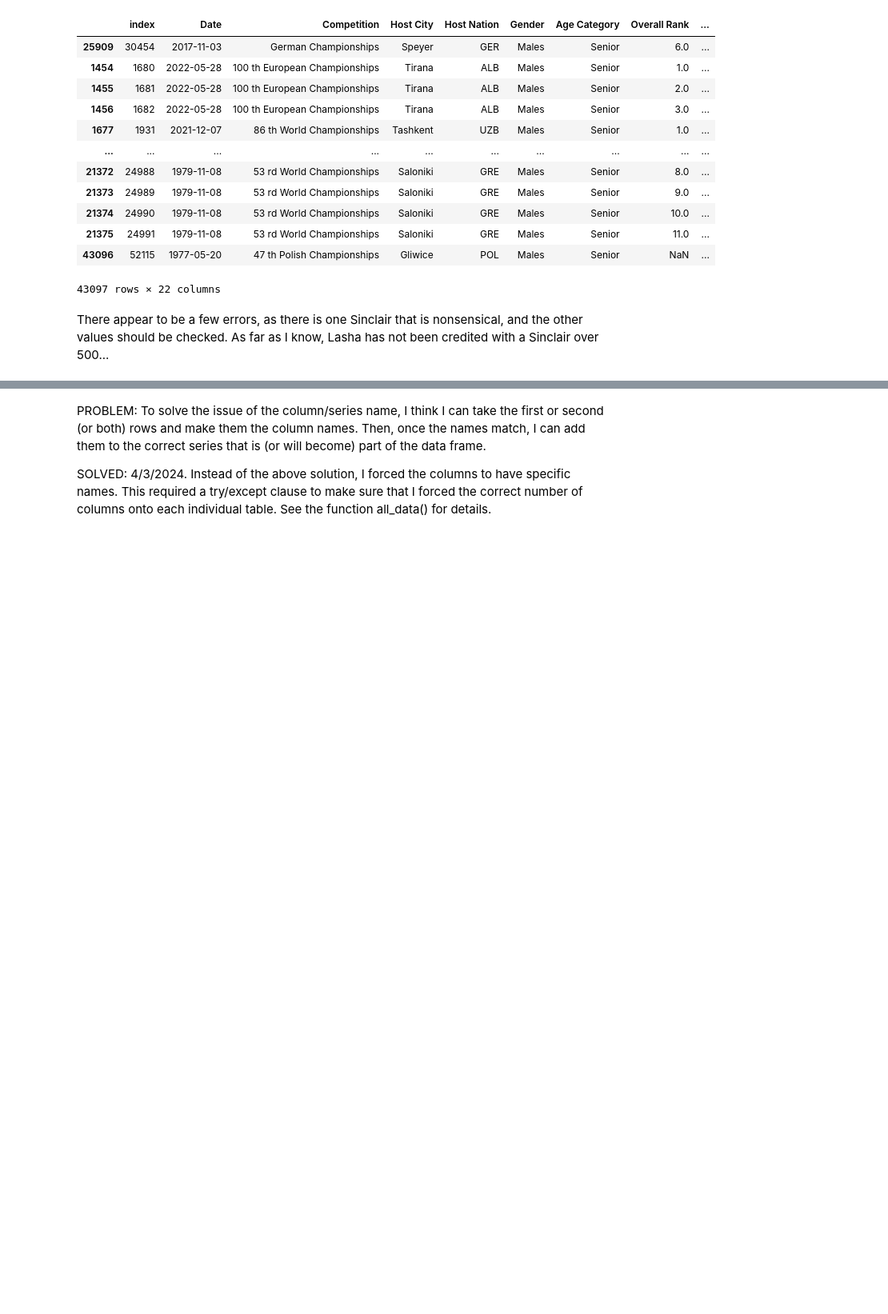
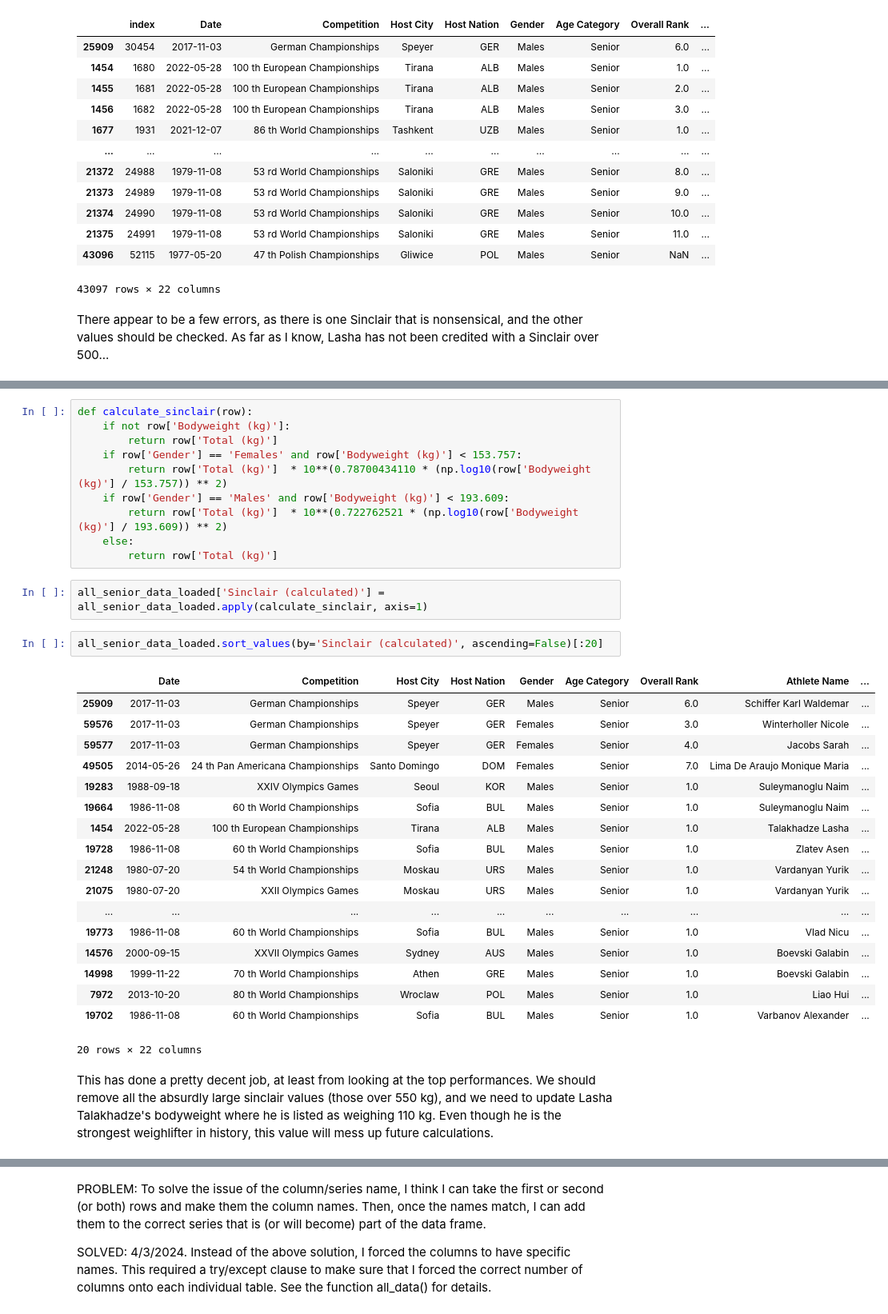
Before and after one commit to aaronjkeeney/Rxpose, a Jupyter notebook: Python_Version Rxpose.ipynb, the cells around one changed output, grey strips where cells are left out. Shown at 80% size. Saved outputs shown, nothing was run; the diff lists cells and outputs as text; blank space fills up the shorter version.

```diff
--- a/Python_Version Rxpose.ipynb
+++ b/Python_Version Rxpose.ipynb
@@ -692,0 +749,35 @@ df_seniors_analysis.sort_values(by = 'Sinclair', ascending = False)
+# %%
+def calculate_sinclair(row):
+    if not row['Bodyweight (kg)']:
+        return row['Total (kg)']
+    if row['Gender'] == 'Females' and row['Bodyweight (kg)'] < 153.757:
+        return row['Total (kg)']  * 10**(0.78700434110 * (np.log10(row['Bodyweight (kg)'] / 153.757)) ** 2)
+    if row['Gender'] == 'Males' and row['Bodyweight (kg)'] < 193.609:
+        return row['Total (kg)']  * 10**(0.722762521 * (np.log10(row['Bodyweight (kg)'] / 193.609)) ** 2)
+    else:
+        return row['Total (kg)']
+# %%
+all_senior_data_loaded['Sinclair (calculated)'] = all_senior_data_loaded.apply(calculate_sinclair, axis=1)
+# %%
+all_senior_data_loaded.sort_values(by='Sinclair (calculated)', ascending=False)[:20]
+# %% [output]
+|  | Date | Competition | Host City | Host Nation | Gender | Age Category | Overall Rank | Athlete Name | ... |
+| 25909 | 2017-11-03 | German Championships | Speyer | GER | Males | Senior | 6.0 | Schiffer Karl Waldemar | ... |
+| 59576 | 2017-11-03 | German Championships | Speyer | GER | Females | Senior | 3.0 | Winterholler Nicole | ... |
+| 59577 | 2017-11-03 | German Championships | Speyer | GER | Females | Senior | 4.0 | Jacobs Sarah | ... |
+| 49505 | 2014-05-26 | 24 th Pan Americana Championships | Santo Domingo | DOM | Females | Senior | 7.0 | Lima De Araujo Monique Maria | ... |
+| 19283 | 1988-09-18 | XXIV Olympics Games | Seoul | KOR | Males | Senior | 1.0 | Suleymanoglu Naim | ... |
+| 19664 | 1986-11-08 | 60 th World Championships | Sofia | BUL | Males | Senior | 1.0 | Suleymanoglu Naim | ... |
+| 1454 | 2022-05-28 | 100 th European Championships | Tirana | ALB | Males | Senior | 1.0 | Talakhadze Lasha | ... |
+| 19728 | 1986-11-08 | 60 th World Championships | Sofia | BUL | Males | Senior | 1.0 | Zlatev Asen | ... |
+| 21248 | 1980-07-20 | 54 th World Championships | Moskau | URS | Males | Senior | 1.0 | Vardanyan Yurik | ... |
+| 21075 | 1980-07-20 | XXII Olympics Games | Moskau | URS | Males | Senior | 1.0 | Vardanyan Yurik | ... |
+| ... | ... | ... | ... | ... | ... | ... | ... | ... | ... |
+| 19773 | 1986-11-08 | 60 th World Championships | Sofia | BUL | Males | Senior | 1.0 | Vlad Nicu | ... |
+| 14576 | 2000-09-15 | XXVII Olympics Games | Sydney | AUS | Males | Senior | 1.0 | Boevski Galabin | ... |
+| 14998 | 1999-11-22 | 70 th World Championships | Athen | GRE | Males | Senior | 1.0 | Boevski Galabin | ... |
+| 7972 | 2013-10-20 | 80 th World Championships | Wroclaw | POL | Males | Senior | 1.0 | Liao Hui | ... |
+| 19702 | 1986-11-08 | 60 th World Championships | Sofia | BUL | Males | Senior | 1.0 | Varbanov Alexander | ... |
+20 rows × 22 columns
+# %% [markdown]
+This has done a pretty decent job, at least from looking at the top performances. We should remove all the absurdly large sinclair values (those over 550 kg), and we need to update Lasha Talakhadze's bodyweight where he is listed as weighing 110 kg. Even though he is the strongest weighlifter in history, this value will mess up future calculations.
```
Also changed, not shown: parts of 20 cells of this notebook.
